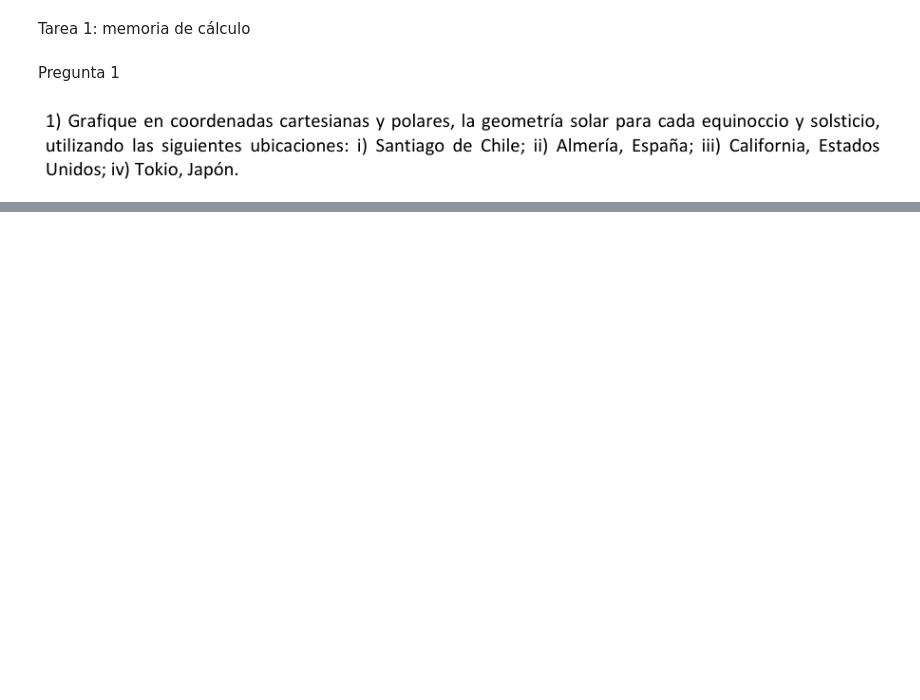
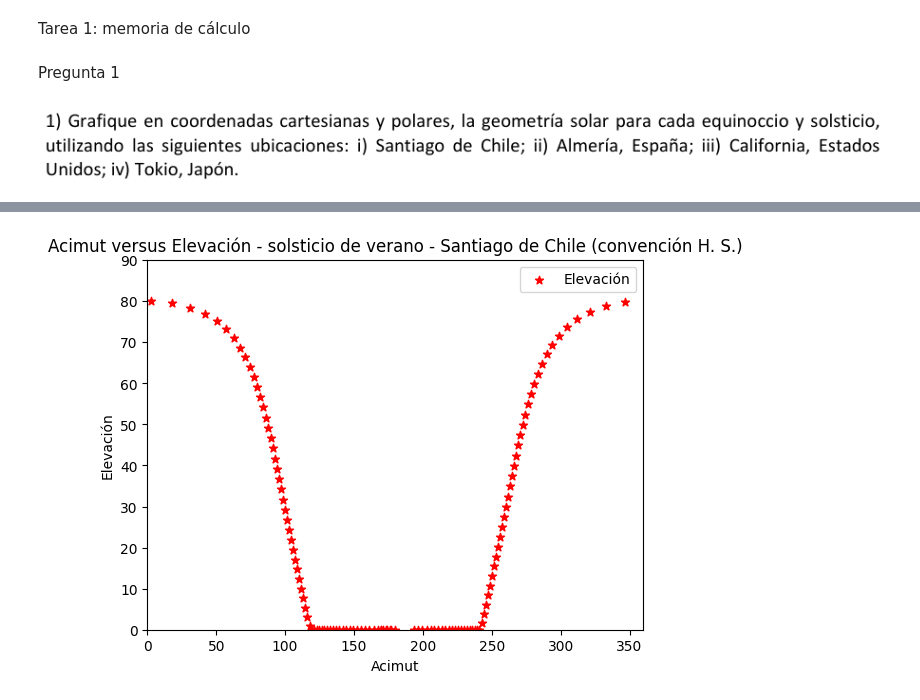
Before and after one commit to felipeschmidt01/Tareas-Fotovoltaicos, a Jupyter notebook: Tarea 1/Tarea 1 - memoria de cálculo.ipynb, the cells around one changed output, grey strips where cells are left out. Cells and saved outputs as stored; diff of their text form; code cells hidden in the pictures; blank space fills up the shorter version.

```diff
--- a/Tarea 1/Tarea 1 - memoria de cálculo.ipynb
+++ b/Tarea 1/Tarea 1 - memoria de cálculo.ipynb
@@ -126,0 +134,29 @@ horas = list(range(0, 25))
+# %%
+# Gráfico de Azimut - Elevación Solar - Convención H.S.
+
+# azimut_verano_c_n = []
+
+#for x in azimut_verano:
+#    if  0 <= x <= 180:
+#        azimut_verano_c_n.append(x+180) # convención hemisferio sur
+#    else:
+#        azimut_verano_c_n.append(x - 180) # convención hemisferio sur
+
+#azimut_verano_2 = azimut_verano.copy()
+
+#for x in azimut_verano_2:
+
+   # azimut_verano_2[azimut_verano_2.index(x)] = x - 180
+
+
+plt.figure()
+plt.scatter(azimut_verano, elevacion_verano, label='Elevación', c='red', marker='*')
+plt.xlabel('Acimut')
+plt.ylabel('Elevación')
+plt.title('Acimut versus Elevación - solsticio de verano - Santiago de Chile (convención H. S.)')
+plt.legend(loc = 'upper right')
+plt.xlim([0, 360])
+plt.ylim([0, 90])
+plt.show()
+# %% [output]
+[figure, added]
```
Also changed, not shown: parts of 69 cells of this notebook, 1 other file.
